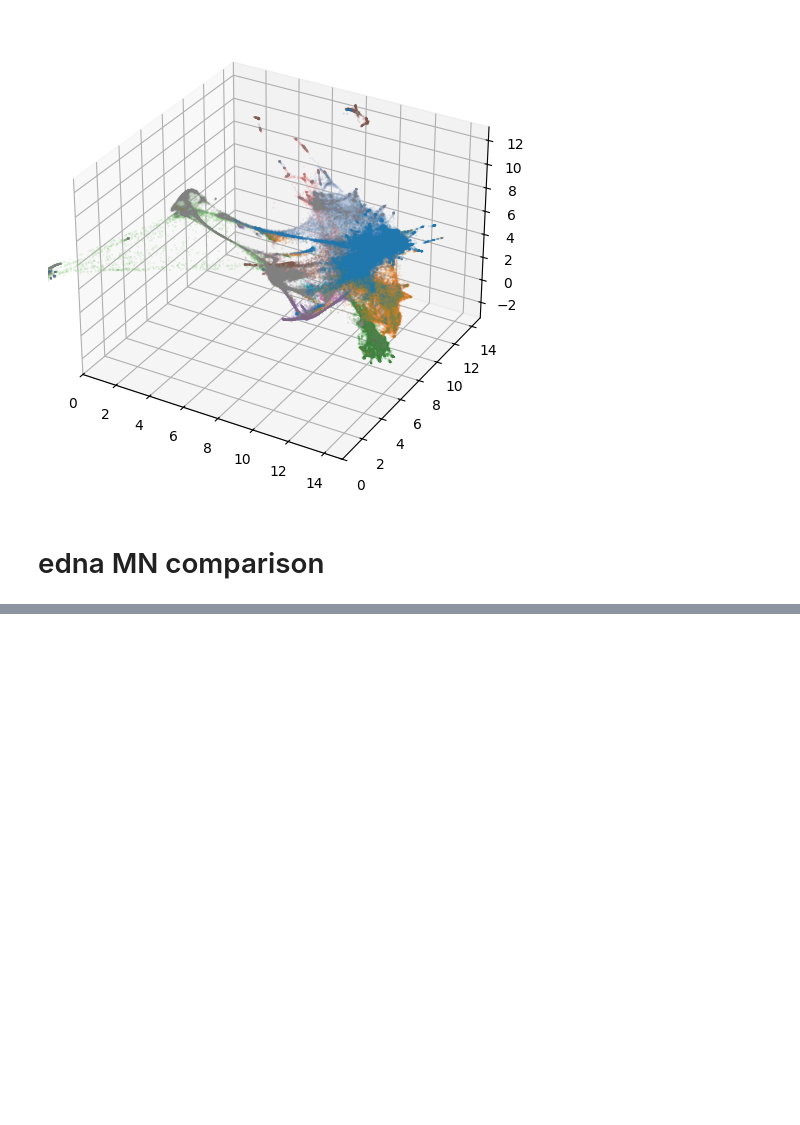
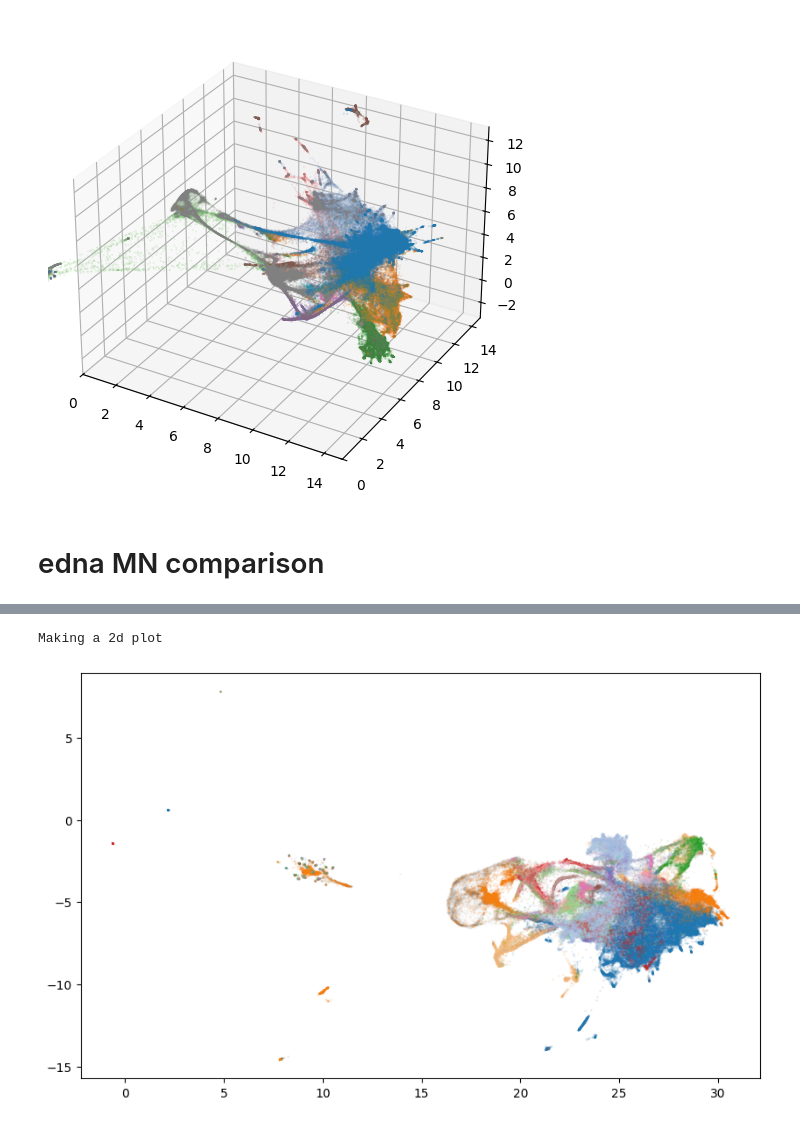
Before and after one commit to BSCCNS/Applio_LS, a Jupyter notebook: develop_nb/cluster_phonemes_maria_v2.ipynb, the cells around one changed output, grey strips where cells are left out. Saved outputs shown, nothing was run; the diff lists cells and outputs as text; code cells hidden in the pictures; blank space fills up the shorter version.

```diff
--- a/develop_nb/cluster_phonemes_maria_v2.ipynb
+++ b/develop_nb/cluster_phonemes_maria_v2.ipynb
@@ -163,0 +249,10 @@ Making a 2d plot
+# %%
+plots.make_tagged_LS_plot(df_mn,
+            phones = unique_phones,
+            alpha = 0.25,
+            s = 0.1,
+            show_global=True,
+            add_legend=False)
+# %% [output]
+Making a 2d plot
+[figure, added]
```
Also changed, not shown: parts of 19 cells of this notebook, 2 other files.
